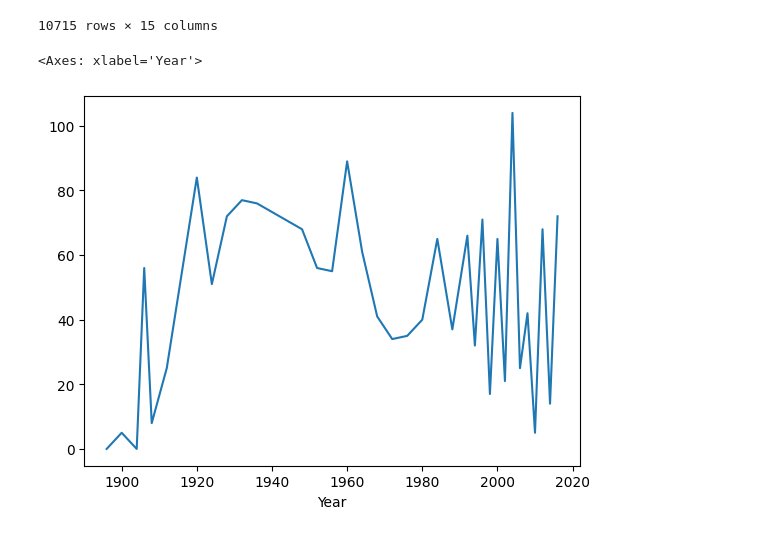
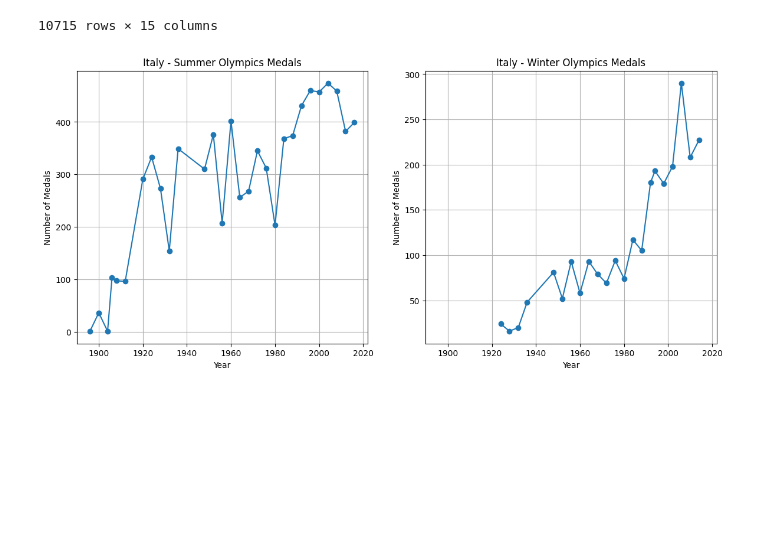
Before and after one commit to Aggisimov/Grupparbete_Italy, a Jupyter notebook: grupparbete.ipynb, the cells around one changed output. Saved outputs shown, nothing was run; the diff lists cells and outputs as text; code cells hidden in the pictures; blank space fills up the shorter version.

Commit message:
graf över antal medaljer sommar vinter

```diff
--- a/grupparbete.ipynb
+++ b/grupparbete.ipynb
@@ -125,8 +125,22 @@ italydf
 | 270762 | 135409 | Mauro Carlo Zuliani | M | 25 | 175 | 62 | Italy | ITA | 1984 Summer | 1984 | Summer | ... |
 | 270894 | 135473 | Franco Zurlo | M | 24 | 162 | 54 | Italy | ITA | 1964 Summer | 1964 | Summer | ... |
 10715 rows × 15 columns
-# %%
-italydf.groupby('Year')['Medal'].count().plot()
-# %% [output]
-<Axes: xlabel='Year'>
-[figure, removed]
+# %%
+italy_medal = italydf.groupby(['Season', 'Year'])['Medal'].size()
+
+summer = italy_medal.xs('Summer').sort_index()
+winter = italy_medal.xs('Winter').sort_index()
+
+fig, axes = plt.subplots(1, 2, figsize=(14, 6), sharex=True)
+
+summer.plot(ax=axes[0], marker='o')
+winter.plot(ax=axes[1], marker='o')
+
+axes[0].set_title('Italy - Summer Olympics Medals')
+axes[1].set_title('Italy - Winter Olympics Medals')
+for ax in axes:
+    ax.set_xlabel('Year')
+    ax.set_ylabel('Number of Medals')
+    ax.grid(True)
+# %% [output]
+[figure, added]
```
Also changed, not shown: parts of 2 cells of this notebook.
